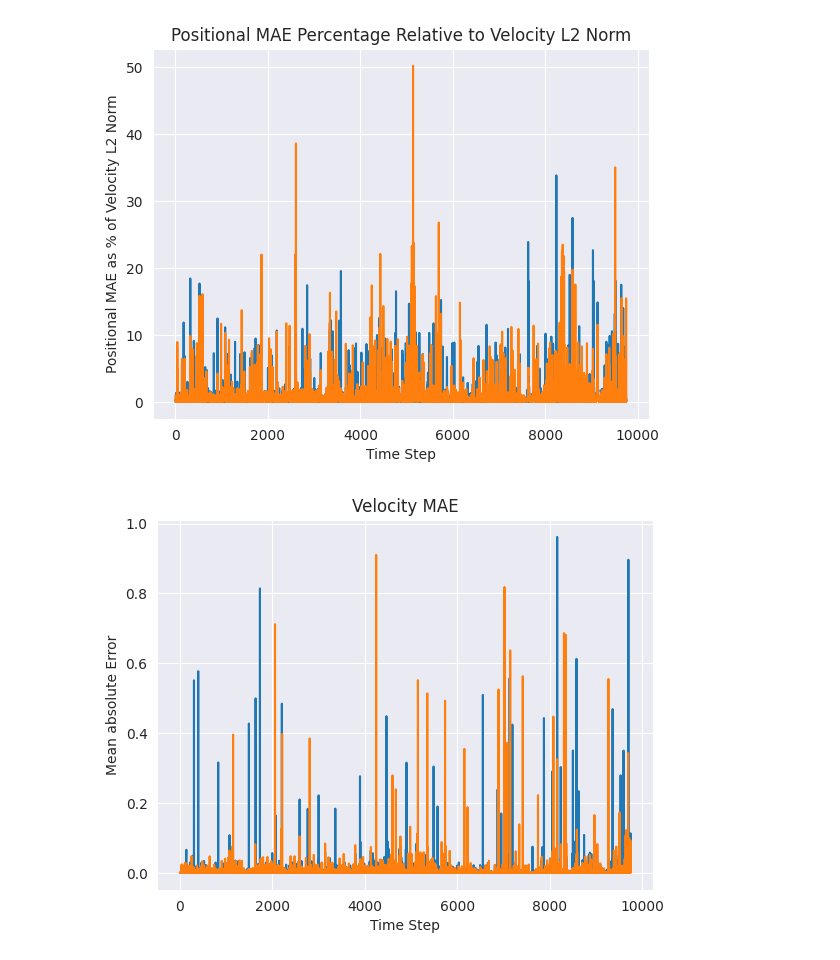
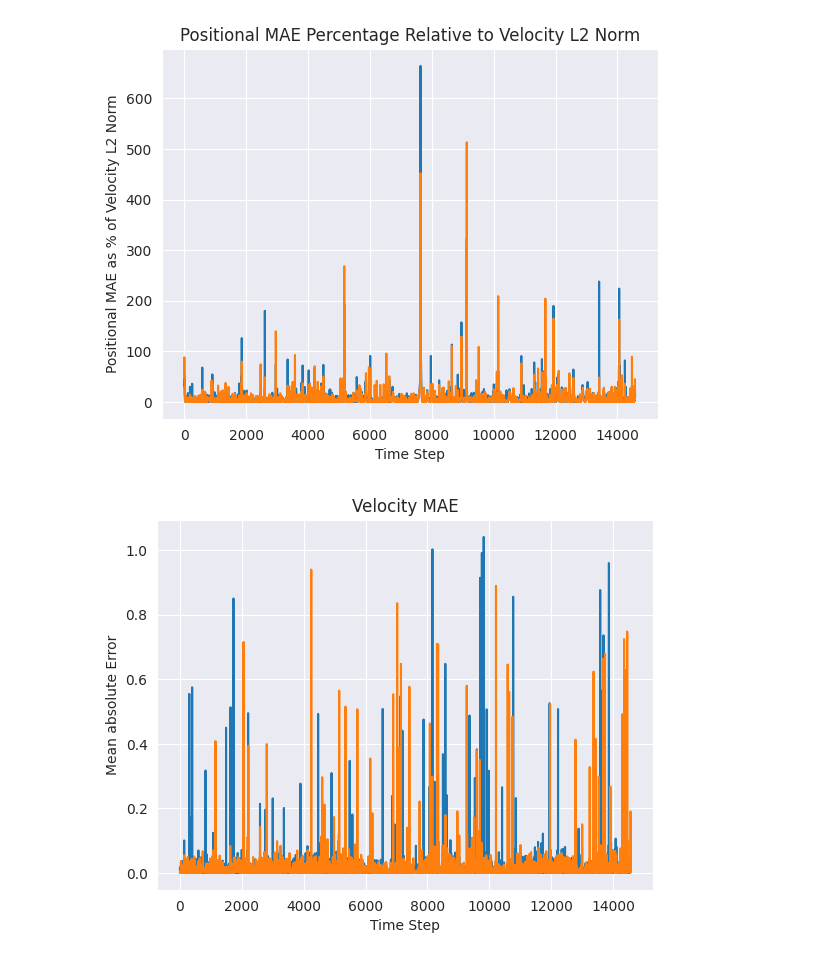
Before and after one commit to TheMightiestCarrot/n_body_approx, a Jupyter notebook: encoder_gravity_analysis.ipynb, the cells around one changed output. Drawn from its saved outputs; the diff is of its cells as text; code cells hidden in the pictures.

```diff
--- a/encoder_gravity_analysis.ipynb
+++ b/encoder_gravity_analysis.ipynb
@@ -17,7 +17,7 @@ run = os.path.join("runs_g_1p_encoder_mlp",
                    #"relu_2023-12-03 12:26_l1_256_4_1_32_0.001_double_2_(256, 256, 256, 256)_Tanh_mlponinput")
                    #"relu_2023-12-04 11:57_l1_256_4_1_32_0.001_double_2_(256, 256, 256, 256)_Tanh_mlponinput_nonorm")
                    #"relu_2023-12-05 16:13_l1_256_4_1_32_0.001_double_2_(256, 256, 256, 256)_Tanh_mlpoutput")
-                   "relu_2023-12-05 17:58_l1_256_4_1_32_0.001_double_2_(256, 256, 256)_Tanh_mlpoutput")
+                   "relu_2023-12-08 10:24_l1_512_4_1_32_0.001_double_2_(512, 512, 512)_Tanh_mlpoutput")
 
 models = glob.glob(run + "/" + '*.pth')
 if len(models) > 1:
@@ -47,2 +47,2 @@ ut.plot_error_over_time_velocity(targets_np, predicted_data, particle_index, dim
-[figure, old version]
+[figure, new version]
-[figure, old version]
+[figure, new version]
```
Also changed, not shown: parts of 11 cells of this notebook, 5 other files.
